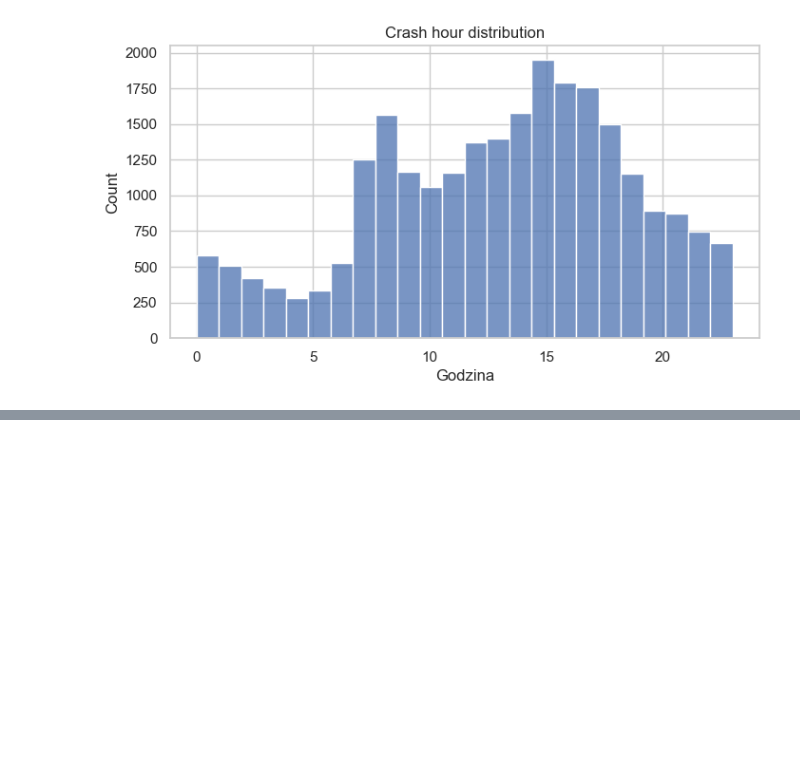
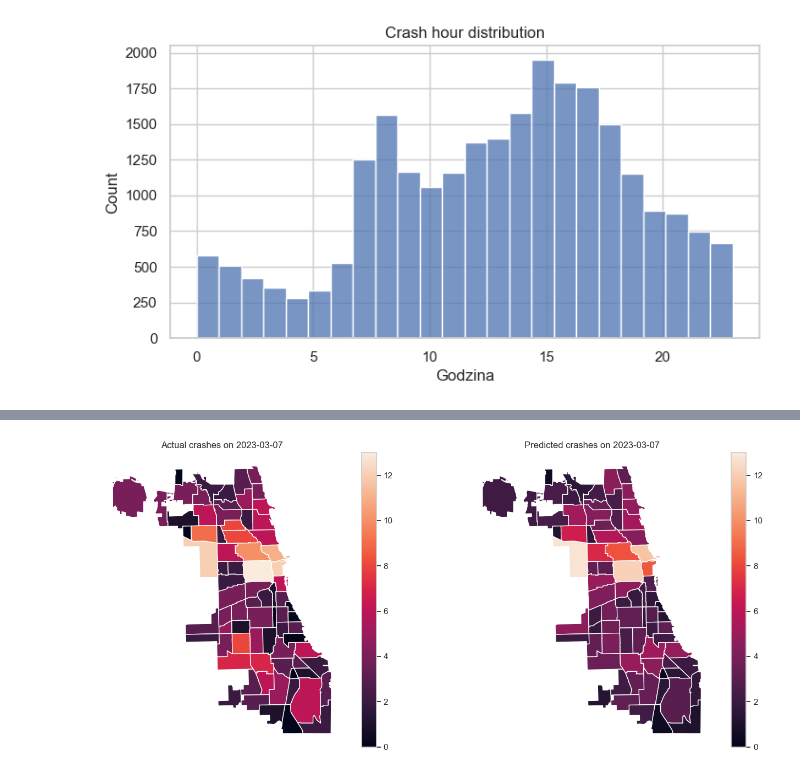
Before and after one commit to Kolo-Naukowe-Data-Science-PW/Spatio-Temporal_Models, a Jupyter notebook: experiments/chicago_baselines.ipynb, the cells around one changed output, grey strips where cells are left out. Drawn from its saved outputs; the diff is of its cells as text; code cells hidden in the pictures; blank space fills up the shorter version.

Commit message:
add test xgboost baseline for chicago crashes data

```diff
--- a/experiments/chicago_baselines.ipynb
+++ b/experiments/chicago_baselines.ipynb
@@ -107,0 +146,10 @@ plt.show()
+# %%
+gdf = gpd.GeoDataFrame(
+    df.copy(),
+    geometry=gpd.points_from_xy(df["longitude"], df["latitude"]),
+    crs="EPSG:4326",
+)
+
+gdf = gpd.sjoin(gdf, areas, how="left", predicate="within")
+
+gdf[["community_area_id", "community_area"]].head()
@@ -107,0 +354,48 @@ plt.show()
+# %%
+idx = np.arange(len(daily_area))
+train_idx, test_idx = train_test_split(
+    idx,
+    test_size=0.2,
+    random_state=42,
+)
+test_subset = daily_area.iloc[test_idx].copy()
+
+sample_date = test_subset["date"].value_counts().idxmax()
+day_data = daily_area[daily_area["date"] == sample_date].copy()
+
+X_day = day_data[feature_cols].copy()
+X_day = pd.get_dummies(X_day, columns=["community_area_id"], drop_first=False)
+X_day = X_day.reindex(columns=X.columns, fill_value=0)
+
+day_data["predicted"] = xgb_model.predict(X_day)
+
+map_df = areas.merge(day_data, on="community_area_id", how="left")
+vmax = max(map_df["n_crashes"].max(), map_df["predicted"].max())
+
+fig, axes = plt.subplots(1, 2, figsize=(14, 6))
+map_df.plot(
+    column="n_crashes",
+    ax=axes[0],
+    legend=True,
+    vmin=0,
+    vmax=vmax,
+    missing_kwds={"color": "lightgrey", "label": "no data"},
+)
+axes[0].set_title(f"Actual crashes on {sample_date.date()}")
+axes[0].set_axis_off()
+
+map_df.plot(
+    column="predicted",
+    ax=axes[1],
+    legend=True,
+    vmin=0,
+    vmax=vmax,
+    missing_kwds={"color": "lightgrey", "label": "no data"},
+)
+axes[1].set_title(f"Predicted crashes on {sample_date.date()}")
+axes[1].set_axis_off()
+
+plt.tight_layout()
+plt.show()
+# %% [output]
+[figure, added]
```
Also changed, not shown: parts of 12 cells of this notebook.
